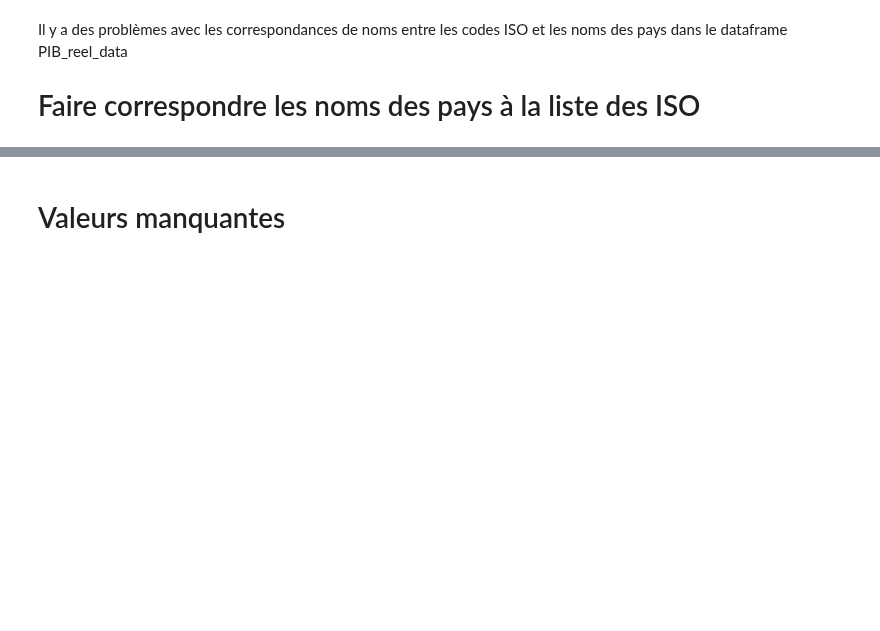
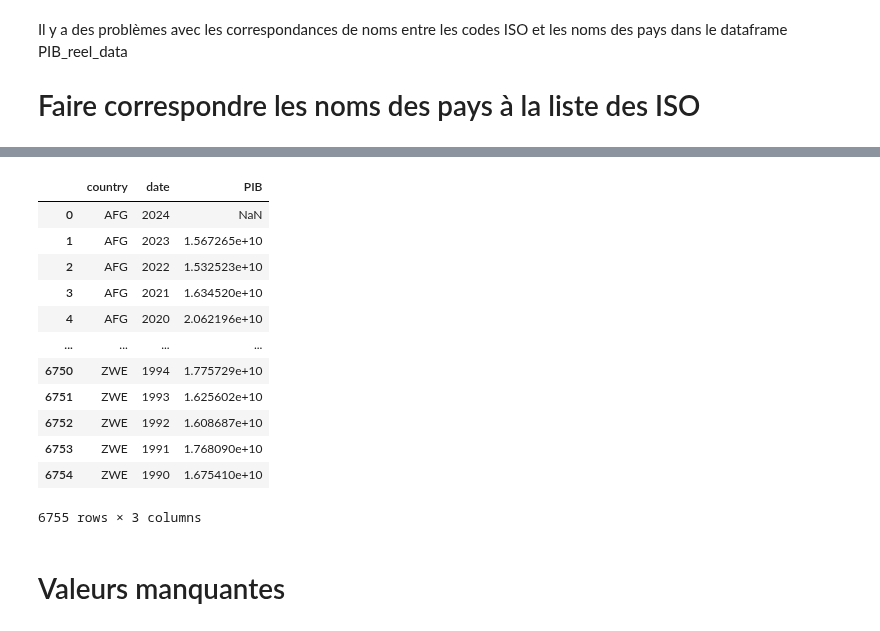
Before and after one commit to nile2304/Data-Science-Project-ENSAE, a Jupyter notebook: main.ipynb, the cells around one changed output, grey strips where cells are left out. Cells and saved outputs as stored; diff of their text form; code cells hidden in the pictures; blank space fills up the shorter version.

```diff
--- a/main.ipynb
+++ b/main.ipynb
@@ -112,3 +128,20 @@ unresolved_potential_matching_countries
+# %%
+PIB_Reel_data["country"] = PIB_Reel_data['country'].apply(lambda x: matching_dictionnary[x] if x in matching_dictionnary.keys() else x)
+PIB_Reel_data
+# %% [output]
+|  | country | date | PIB |
+| 0 | AFG | 2024 | NaN |
+| 1 | AFG | 2023 | 1.567265e+10 |
+| 2 | AFG | 2022 | 1.532523e+10 |
+| 3 | AFG | 2021 | 1.634520e+10 |
+| 4 | AFG | 2020 | 2.062196e+10 |
+| ... | ... | ... | ... |
+| 6750 | ZWE | 1994 | 1.775729e+10 |
+| 6751 | ZWE | 1993 | 1.625602e+10 |
+| 6752 | ZWE | 1992 | 1.608687e+10 |
+| 6753 | ZWE | 1991 | 1.768090e+10 |
+| 6754 | ZWE | 1990 | 1.675410e+10 |
+6755 rows × 3 columns
 # %% [markdown]
 # Valeurs manquantes
 # %%
```
Also changed, not shown: parts of 16 cells of this notebook, 1 other file.
